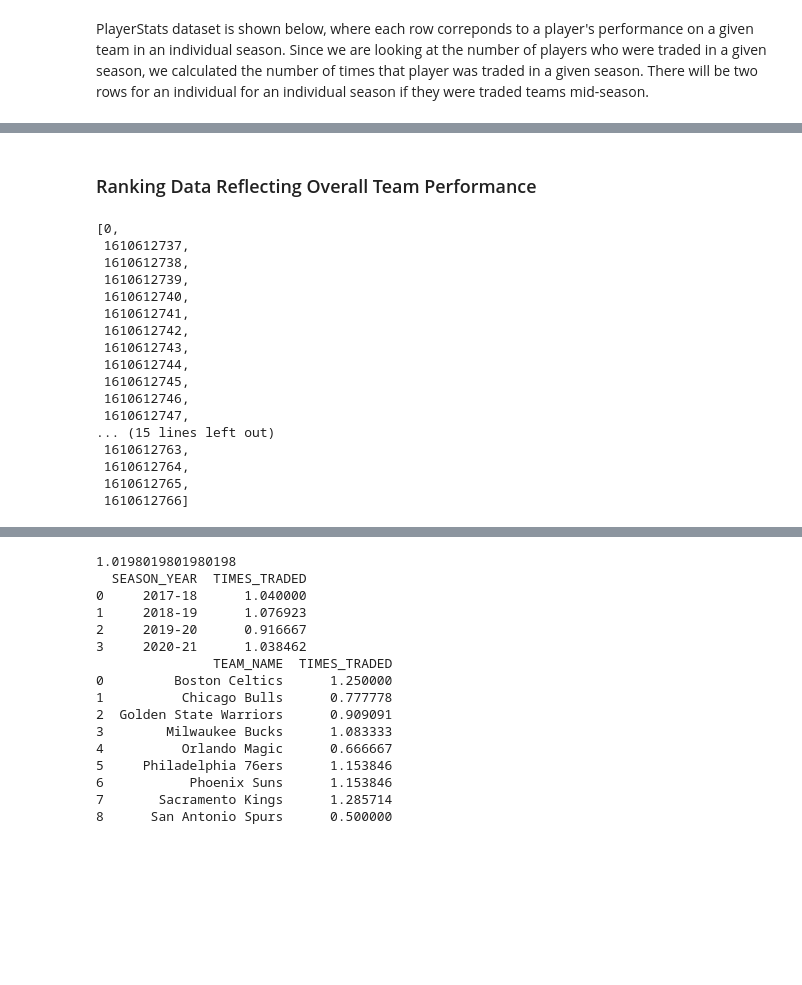
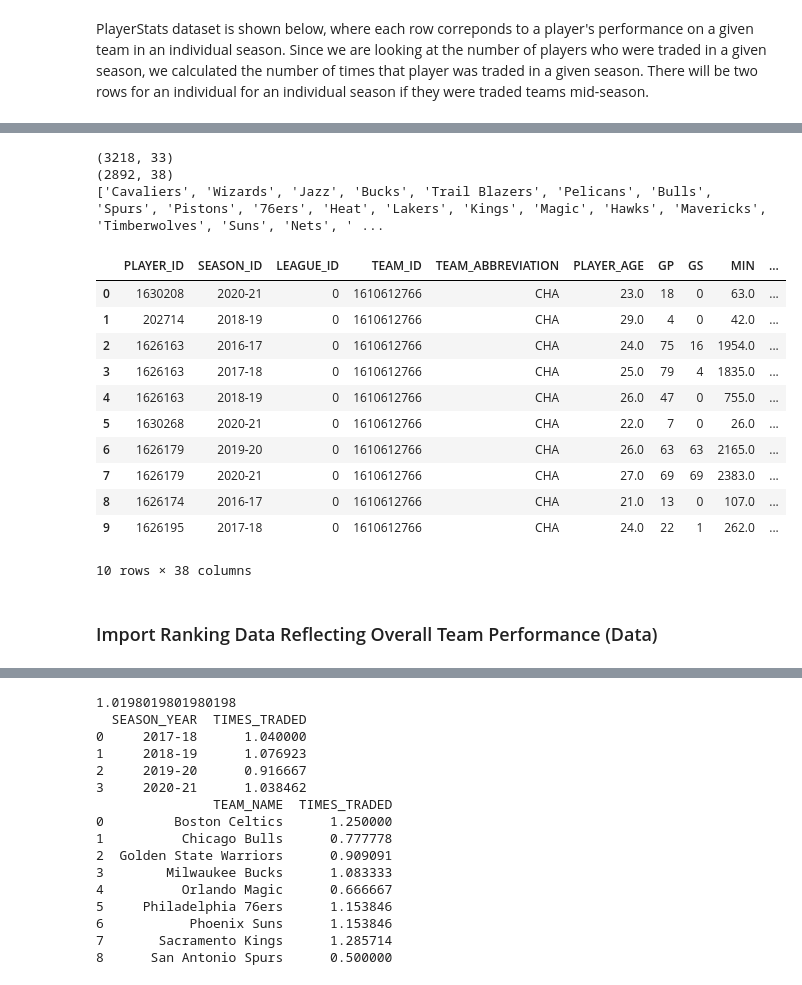
Before and after one commit to agarduno93/NBATrading, a Jupyter notebook: EDACheckpointGroup028-Wi22.ipynb, the cells around one changed output, grey strips where cells are left out. Cells and saved outputs as stored; diff of their text form; code cells hidden in the pictures; blank space fills up the shorter version.

```diff
--- a/EDACheckpointGroup028-Wi22.ipynb
+++ b/EDACheckpointGroup028-Wi22.ipynb
@@ -110,26 +82,29 @@ dataDf.head(20)
+# %%
+dataDf = pd.read_csv("PlayerStats.csv")
+print(dataDf.shape) #total number of observations
+dataDf=dataDf.merge(nba_teams_df, left_on='TEAM_ID', right_on='id')
+dataDf = dataDf.drop(columns=['Unnamed: 0','id'])
+print(dataDf.shape) #QA check (group ids dropped that were not in original roster)
+print(list(set(dataDf.get('nickname')))) #names in dataset
+dataDf.head(10)
+# %% [output]
+(3218, 33)
+(2892, 38)
+['Cavaliers', 'Wizards', 'Jazz', 'Bucks', 'Trail Blazers', 'Pelicans', 'Bulls', 'Spurs', 'Pistons', '76ers', 'Heat', 'Lakers', 'Kings', 'Magic', 'Hawks', 'Mavericks', 'Timberwolves', 'Suns', 'Nets', ' ...
+|  | PLAYER_ID | SEASON_ID | LEAGUE_ID | TEAM_ID | TEAM_ABBREVIATION | PLAYER_AGE | GP | GS | MIN | ... |
+| 0 | 1630208 | 2020-21 | 0 | 1610612766 | CHA | 23.0 | 18 | 0 | 63.0 | ... |
+| 1 | 202714 | 2018-19 | 0 | 1610612766 | CHA | 29.0 | 4 | 0 | 42.0 | ... |
+| 2 | 1626163 | 2016-17 | 0 | 1610612766 | CHA | 24.0 | 75 | 16 | 1954.0 | ... |
+| 3 | 1626163 | 2017-18 | 0 | 1610612766 | CHA | 25.0 | 79 | 4 | 1835.0 | ... |
+| 4 | 1626163 | 2018-19 | 0 | 1610612766 | CHA | 26.0 | 47 | 0 | 755.0 | ... |
+| 5 | 1630268 | 2020-21 | 0 | 1610612766 | CHA | 22.0 | 7 | 0 | 26.0 | ... |
+| 6 | 1626179 | 2019-20 | 0 | 1610612766 | CHA | 26.0 | 63 | 63 | 2165.0 | ... |
+| 7 | 1626179 | 2020-21 | 0 | 1610612766 | CHA | 27.0 | 69 | 69 | 2383.0 | ... |
+| 8 | 1626174 | 2016-17 | 0 | 1610612766 | CHA | 21.0 | 13 | 0 | 107.0 | ... |
+| 9 | 1626195 | 2017-18 | 0 | 1610612766 | CHA | 24.0 | 22 | 1 | 262.0 | ... |
+10 rows × 38 columns
 # %% [markdown]
-### Ranking Data Reflecting Overall Team Performance
+### Import Ranking Data Reflecting Overall Team Performance (Data)
-# %%
-#list unique names of teams
-list(set(dataDf.get('TEAM_ID')))
-# %% [output]
-[0,
- 1610612737,
- 1610612738,
- 1610612739,
- 1610612740,
- 1610612741,
- 1610612742,
- 1610612743,
- 1610612744,
- 1610612745,
- 1610612746,
- 1610612747,
-... (15 lines left out)
- 1610612763,
- 1610612764,
- 1610612765,
- 1610612766]
 # %%
 #import the NBA team ranks to reflect overall performance
 NBA_team_rank=pd.read_csv("NBAstanding.csv")
```
Also changed, not shown: parts of 14 cells of this notebook.
